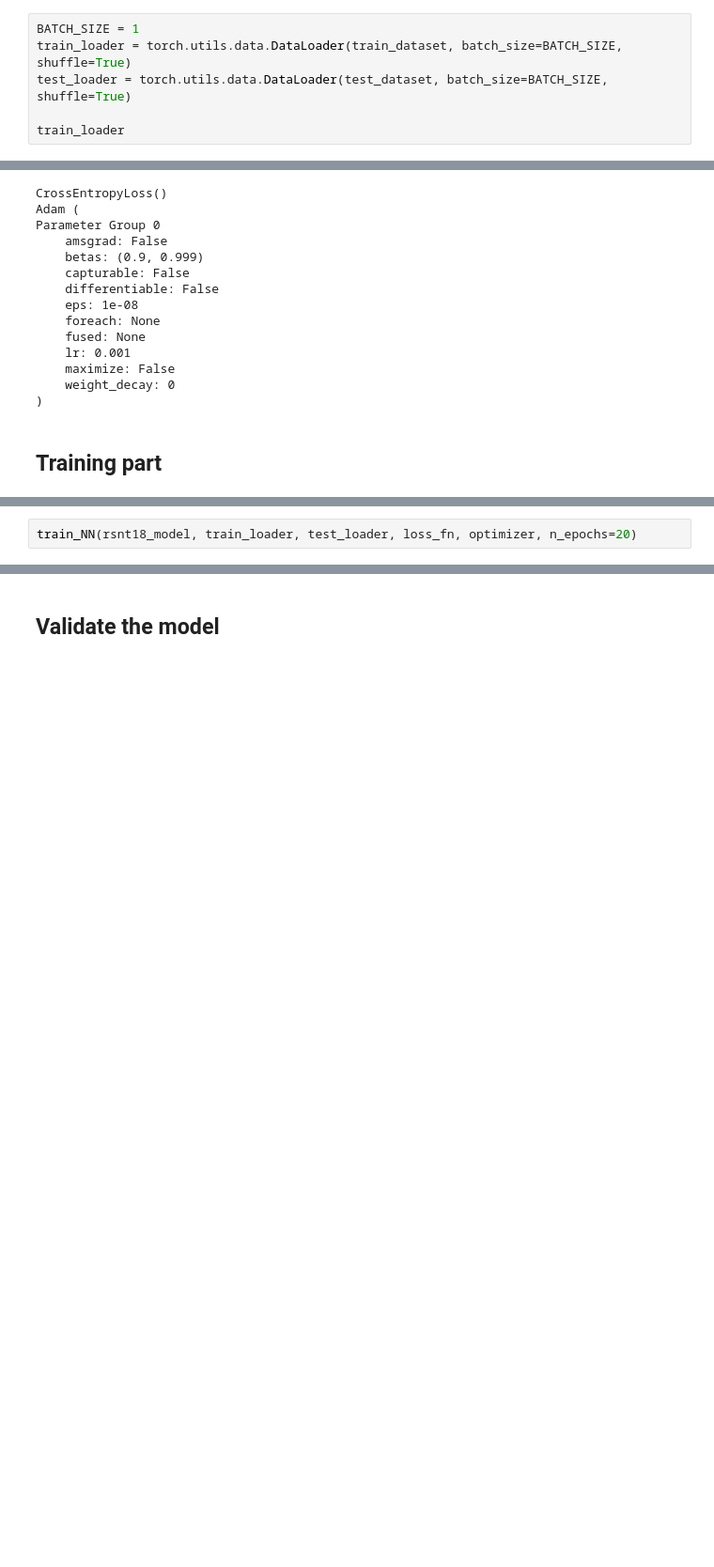
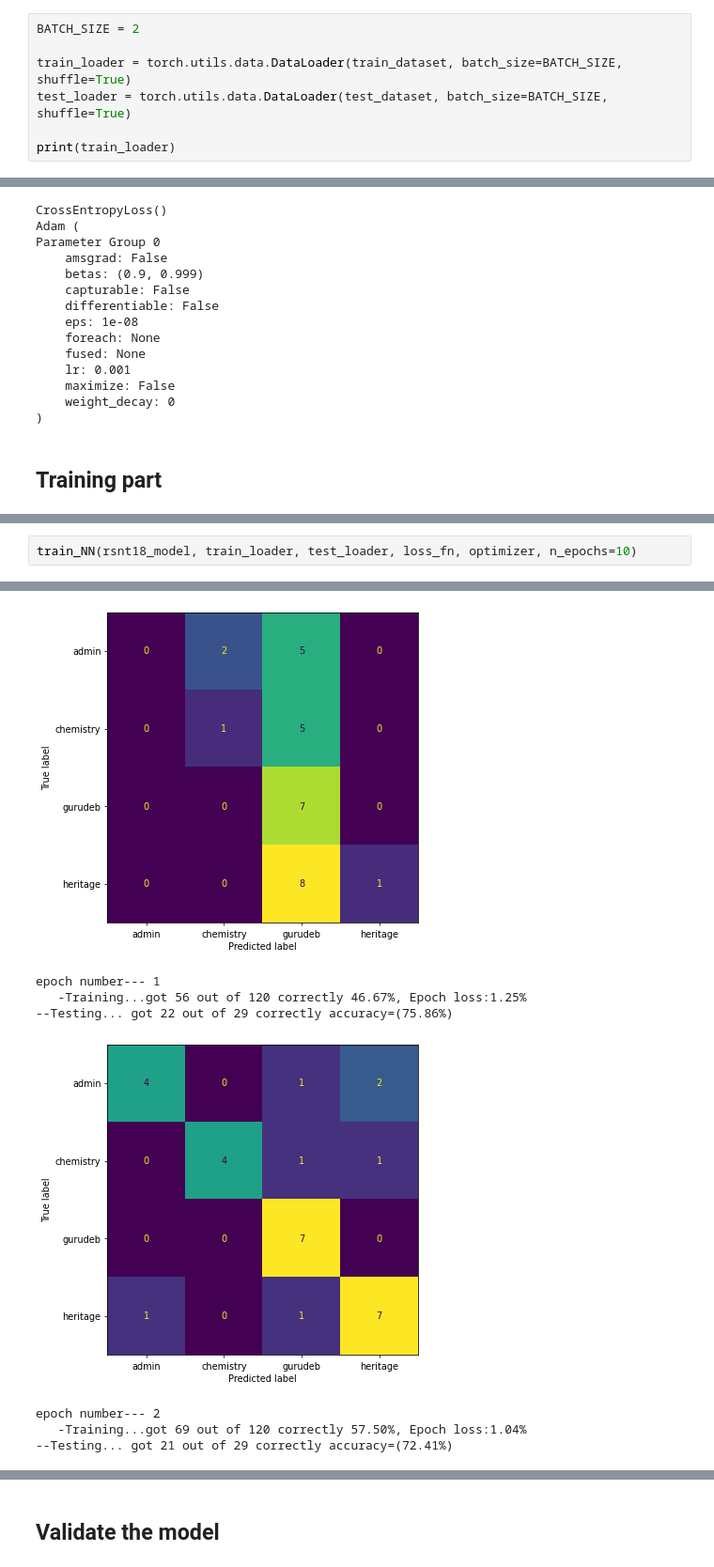
Before and after one commit to Shnku/pythoning_stuff, a Jupyter notebook: NN/training_expr1.ipynb, the cells around one changed output, grey strips where cells are left out. Shown at 94% size. Drawn from its saved outputs; the diff is of its cells as text; blank space fills up the shorter version.

```diff
--- a/NN/training_expr1.ipynb
+++ b/NN/training_expr1.ipynb
@@ -149,9 +161,10 @@ labels: tensor([2, 0, 1, 3, 3, 3, 3, 3, 2])
 # %% [markdown]
 ## Data loader
 # %%
-BATCH_SIZE = 1
+BATCH_SIZE = 2
+
 train_loader = torch.utils.data.DataLoader(train_dataset, batch_size=BATCH_SIZE, shuffle=True)
 test_loader = torch.utils.data.DataLoader(test_dataset, batch_size=BATCH_SIZE, shuffle=True)
 
-train_loader
+print(train_loader)
 # %% [output]
@@ -274,4 +398,4 @@ def eval_model_on_test(model,test_loader):
 # %%
-train_NN(rsnt18_model, train_loader, test_loader, loss_fn, optimizer, n_epochs=20)
+train_NN(rsnt18_model, train_loader, test_loader, loss_fn, optimizer, n_epochs=10)
 # %% [output]
 epoch number--- 0
@@ -293,0 +404,8 @@ Finished.....
+[figure, added]
+epoch number--- 1
+   -Training...got 56 out of 120 correctly 46.67%, Epoch loss:1.25%
+--Testing... got 22 out of 29 correctly accuracy=(75.86%)
+[figure, added]
+epoch number--- 2
+   -Training...got 69 out of 120 correctly 57.50%, Epoch loss:1.04%
+--Testing... got 21 out of 29 correctly accuracy=(72.41%)
```
Also changed, not shown: parts of 16 cells of this notebook.
